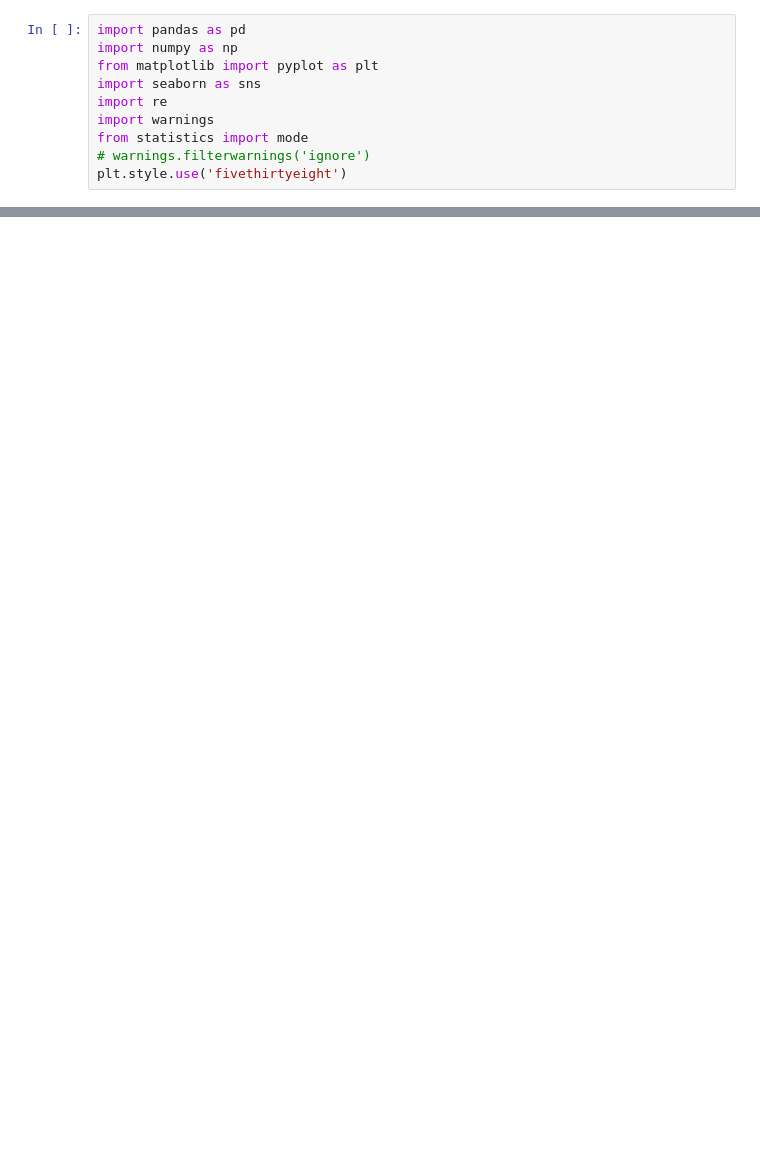
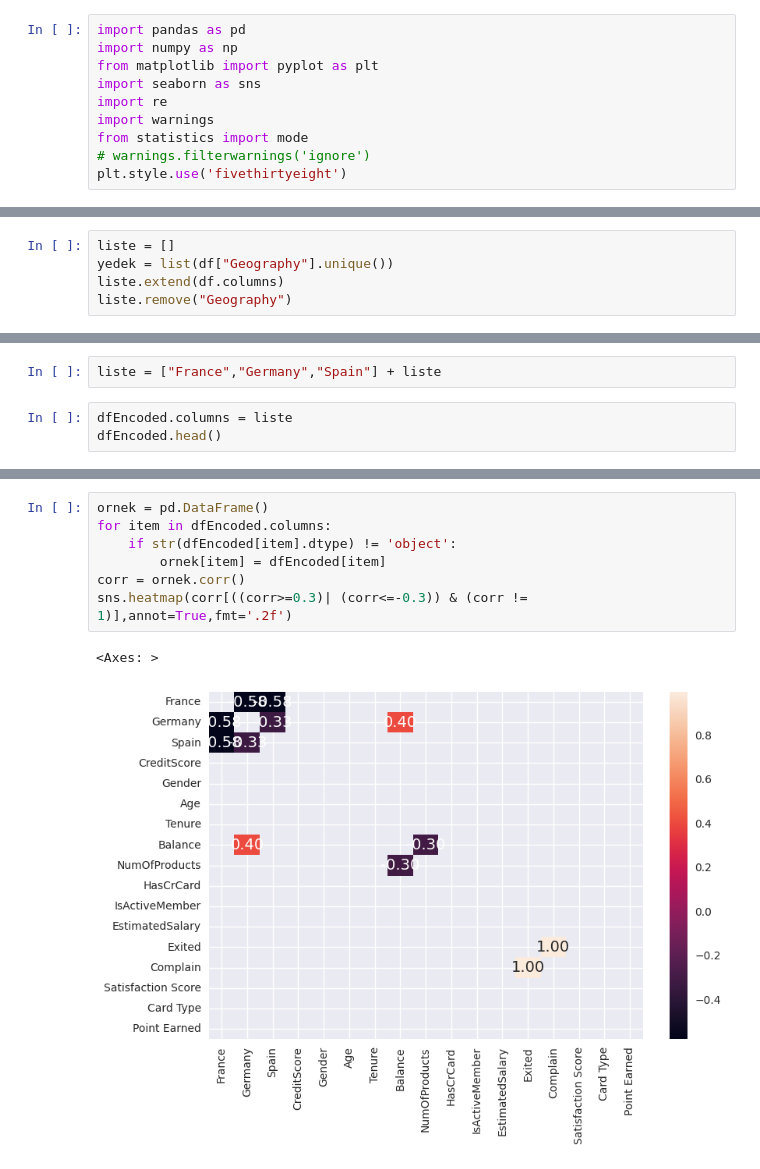
Before and after one commit to ibrahimediz/KordsaIntroML, a Jupyter notebook: Exercises/Cevaplar/MlModel.ipynb, the cells around one changed output, grey strips where cells are left out. Saved outputs shown, nothing was run; the diff lists cells and outputs as text; blank space fills up the shorter version.

```diff
--- a/Exercises/Cevaplar/MlModel.ipynb
+++ b/Exercises/Cevaplar/MlModel.ipynb
@@ -102,0 +165,5 @@ df.hist(bins=70);
+# %%
+liste = []
+yedek = list(df["Geography"].unique())
+liste.extend(df.columns)
+liste.remove("Geography")
@@ -102,0 +206,5 @@ df.hist(bins=70);
+# %%
+liste = ["France","Germany","Spain"] + liste
+# %%
+dfEncoded.columns = liste
+dfEncoded.head()
@@ -107,0 +223,10 @@ sns.displot(df.age,kde=True)
+# %%
+ornek = pd.DataFrame()
+for item in dfEncoded.columns:
+    if str(dfEncoded[item].dtype) != 'object':
+        ornek[item] = dfEncoded[item]
+corr = ornek.corr()
+sns.heatmap(corr[((corr>=0.3)| (corr<=-0.3)) & (corr != 1)],annot=True,fmt='.2f')
+# %% [output]
+<Axes: >
+[figure, added]
```
Also changed, not shown: parts of 51 cells of this notebook, 3 other files.
